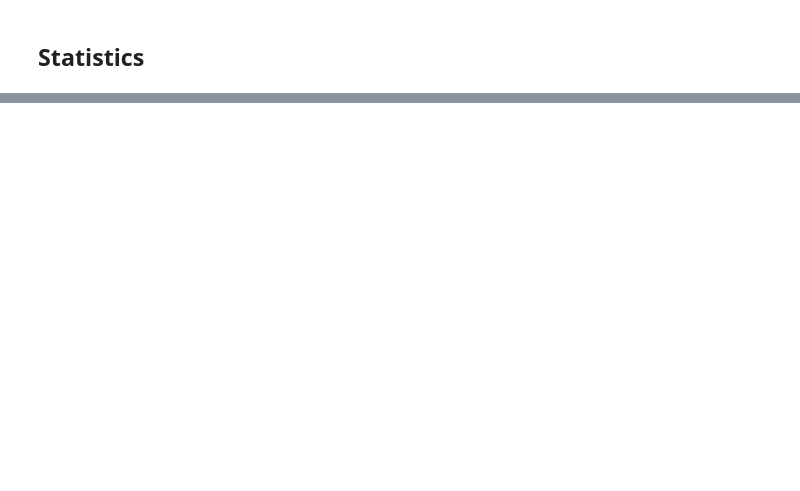
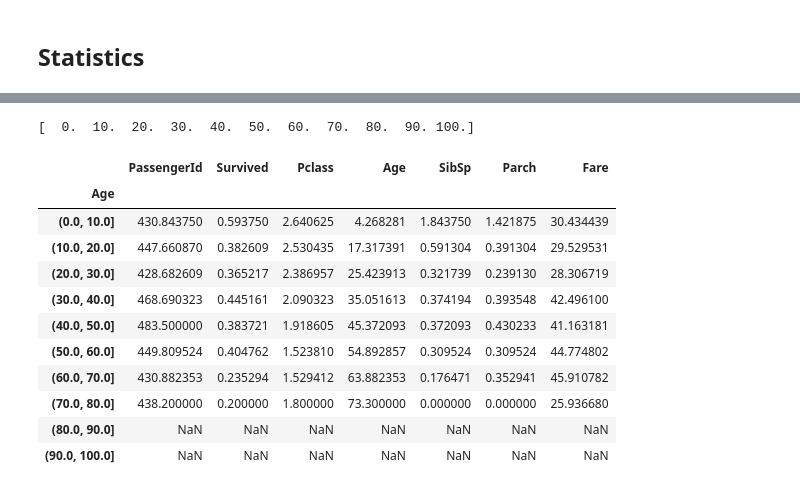
Before and after one commit to jwdegee/intro2python, a Jupyter notebook: L2_numpy_scipy_matplotlib_pandas.ipynb, the cells around one changed output, grey strips where cells are left out. Saved outputs shown, nothing was run; the diff lists cells and outputs as text; code cells hidden in the pictures; blank space fills up the shorter version.

```diff
--- a/L2_numpy_scipy_matplotlib_pandas.ipynb
+++ b/L2_numpy_scipy_matplotlib_pandas.ipynb
@@ -466,8 +906,24 @@ df.groupby(['Survived', 'Sex']).mean()
 # %%
 cuts = np.linspace(0, 100, 11)
 print(cuts)
 
-pd.cut(df.Age, cuts)
+# pd.cut(df.Age, cuts)
+
+df.groupby([pd.cut(df['Age'], cuts)]).mean()
+# %% [output]
+[  0.  10.  20.  30.  40.  50.  60.  70.  80.  90. 100.]
+|  | PassengerId | Survived | Pclass | Age | SibSp | Parch | Fare |
+| Age |  |  |  |  |  |  |  |
+| (0.0, 10.0] | 430.843750 | 0.593750 | 2.640625 | 4.268281 | 1.843750 | 1.421875 | 30.434439 |
+| (10.0, 20.0] | 447.660870 | 0.382609 | 2.530435 | 17.317391 | 0.591304 | 0.391304 | 29.529531 |
+| (20.0, 30.0] | 428.682609 | 0.365217 | 2.386957 | 25.423913 | 0.321739 | 0.239130 | 28.306719 |
+| (30.0, 40.0] | 468.690323 | 0.445161 | 2.090323 | 35.051613 | 0.374194 | 0.393548 | 42.496100 |
+| (40.0, 50.0] | 483.500000 | 0.383721 | 1.918605 | 45.372093 | 0.372093 | 0.430233 | 41.163181 |
+| (50.0, 60.0] | 449.809524 | 0.404762 | 1.523810 | 54.892857 | 0.309524 | 0.309524 | 44.774802 |
+| (60.0, 70.0] | 430.882353 | 0.235294 | 1.529412 | 63.882353 | 0.176471 | 0.352941 | 45.910782 |
+| (70.0, 80.0] | 438.200000 | 0.200000 | 1.800000 | 73.300000 | 0.000000 | 0.000000 | 25.936680 |
+| (80.0, 90.0] | NaN | NaN | NaN | NaN | NaN | NaN | NaN |
+| (90.0, 100.0] | NaN | NaN | NaN | NaN | NaN | NaN | NaN |
 # %%
 def plot_age_by_survived(df, bins, label=None):
     k = df.groupby([pd.cut(df.Age, bins)]).mean()
```
Also changed, not shown: parts of 93 cells of this notebook, 2 other files.
